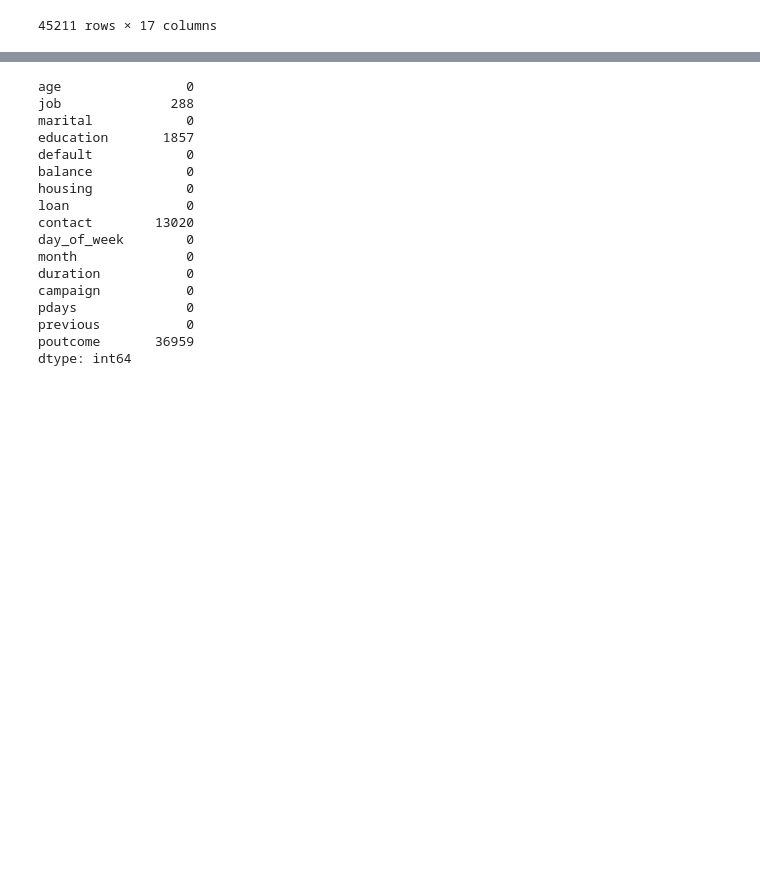
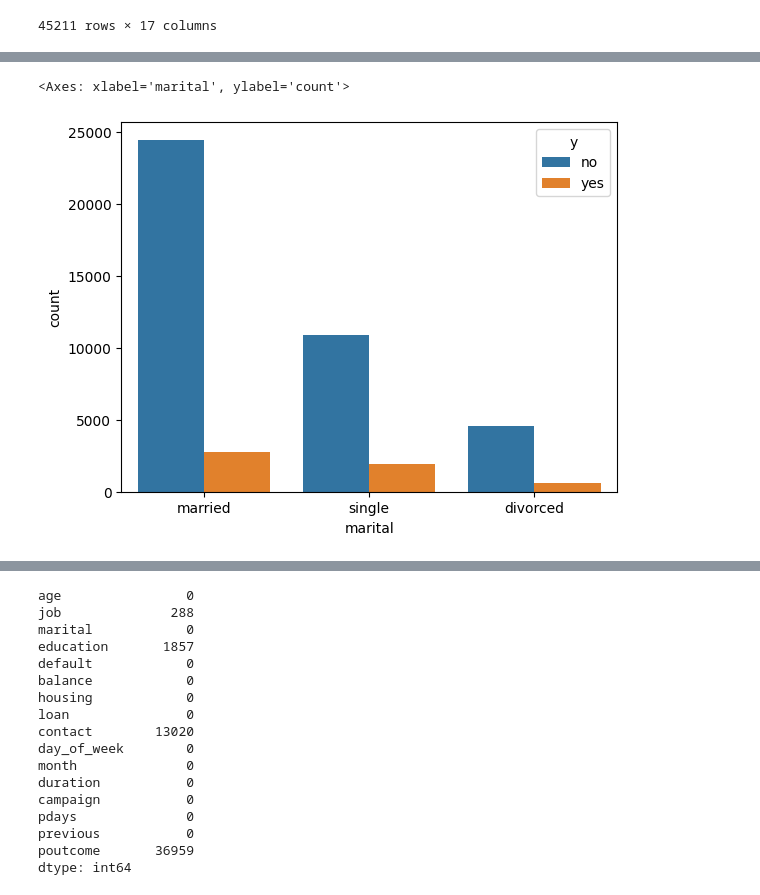
Before and after one commit to jhcheng/DTSA5509, a Jupyter notebook: bank_marketing.ipynb, the cells around one changed output, grey strips where cells are left out. Drawn from its saved outputs; the diff is of its cells as text; code cells hidden in the pictures; blank space fills up the shorter version.

```diff
--- a/bank_marketing.ipynb
+++ b/bank_marketing.ipynb
@@ -70,0 +110,5 @@ bank_marketing.data.original
+# %%
+sns.countplot(bank_marketing.data.original, x='marital', hue='y')
+# %% [output]
+<Axes: xlabel='marital', ylabel='count'>
+[figure, added]
```
Also changed, not shown: parts of 54 cells of this notebook.
